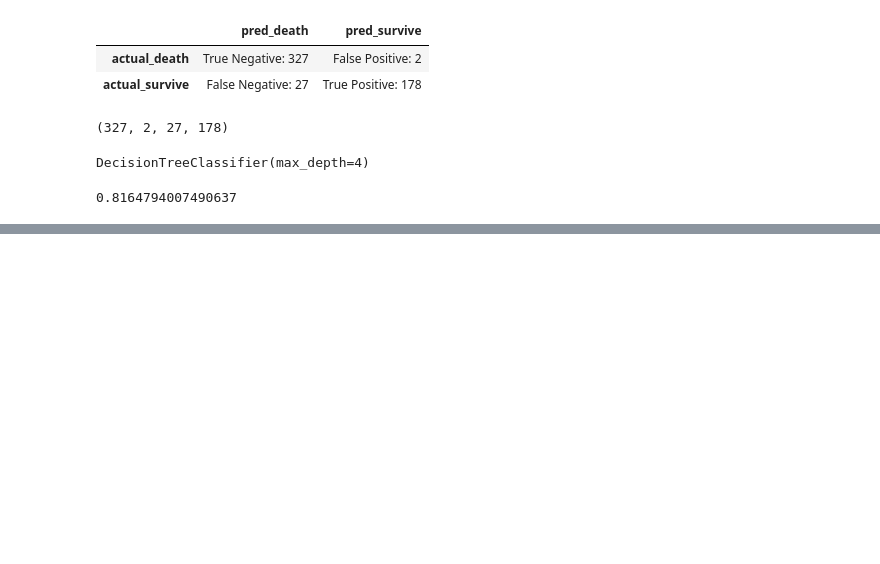
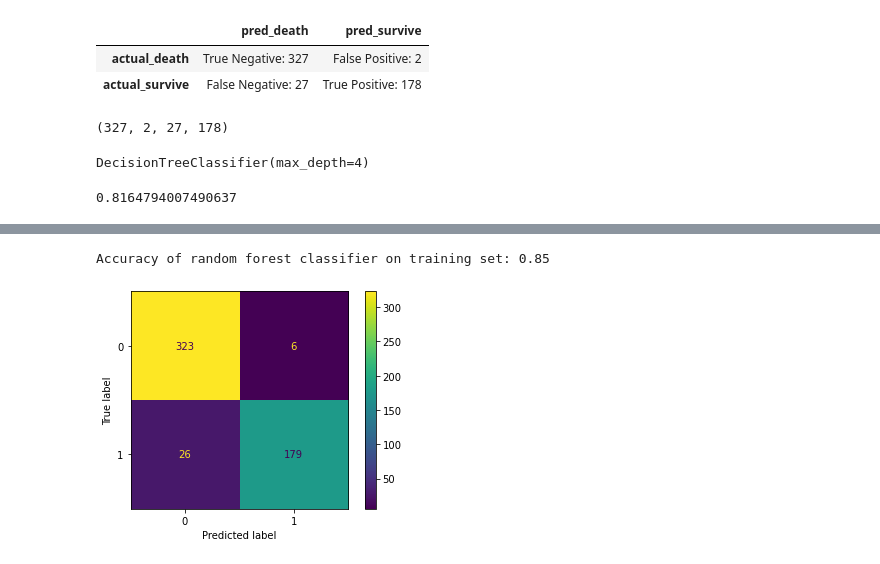
Before and after one commit to Zachary-Stufflebeme/Classification-exercises, a Jupyter notebook: model.ipynb, the cells around one changed output, grey strips where cells are left out. Saved outputs shown, nothing was run; the diff lists cells and outputs as text; code cells hidden in the pictures; blank space fills up the shorter version.

```diff
--- a/model.ipynb
+++ b/model.ipynb
@@ -177,0 +247,4 @@ clf2.score(x_train, y_train)
+# %%
+rf2 = RandomForestClassifier(min_samples_leaf = 4,max_depth = 8, random_state = 123)
+# %%
+rf2.fit(x_train,y_train)
@@ -177,0 +276,12 @@ clf2.score(x_train, y_train)
+# %%
+print('Accuracy of random forest classifier on training set: {:.2f}'
+     .format(rf2.score(x_train, y_train)))
+# %% [output]
+Accuracy of random forest classifier on training set: 0.85
+# %%
+disp = ConfusionMatrixDisplay(confusion_matrix=conf, display_labels=rf2.classes_)
+
+disp.plot()
+plt.show()
+# %% [output]
+[figure, added]
```
Also changed, not shown: parts of 38 cells of this notebook.
